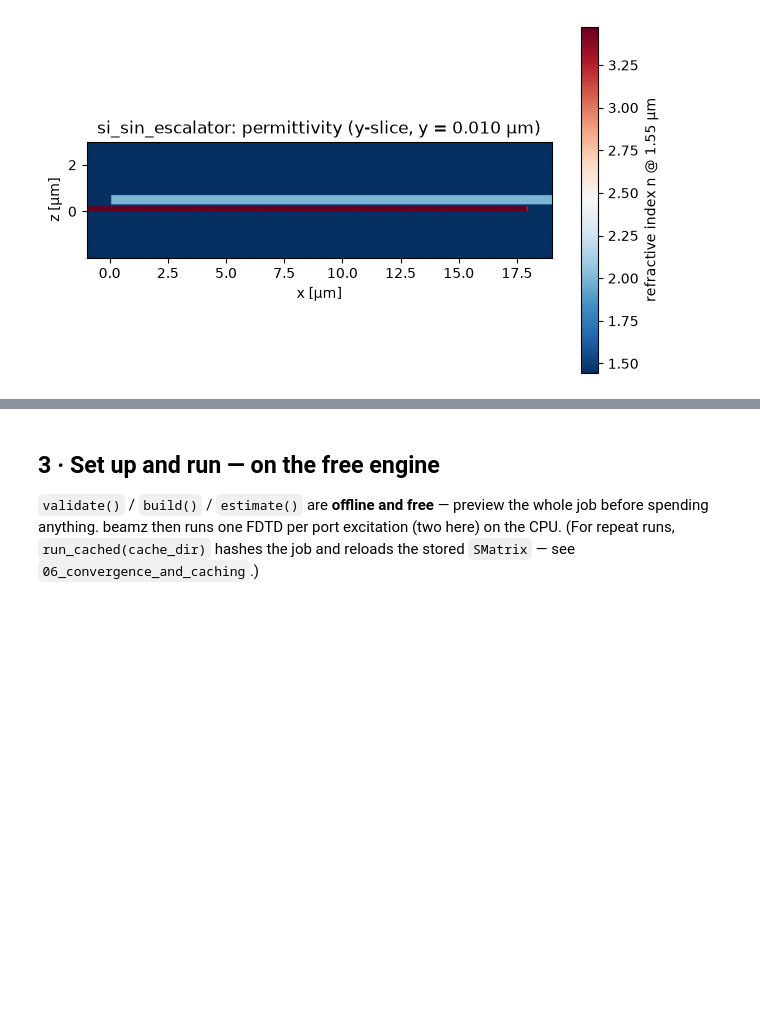
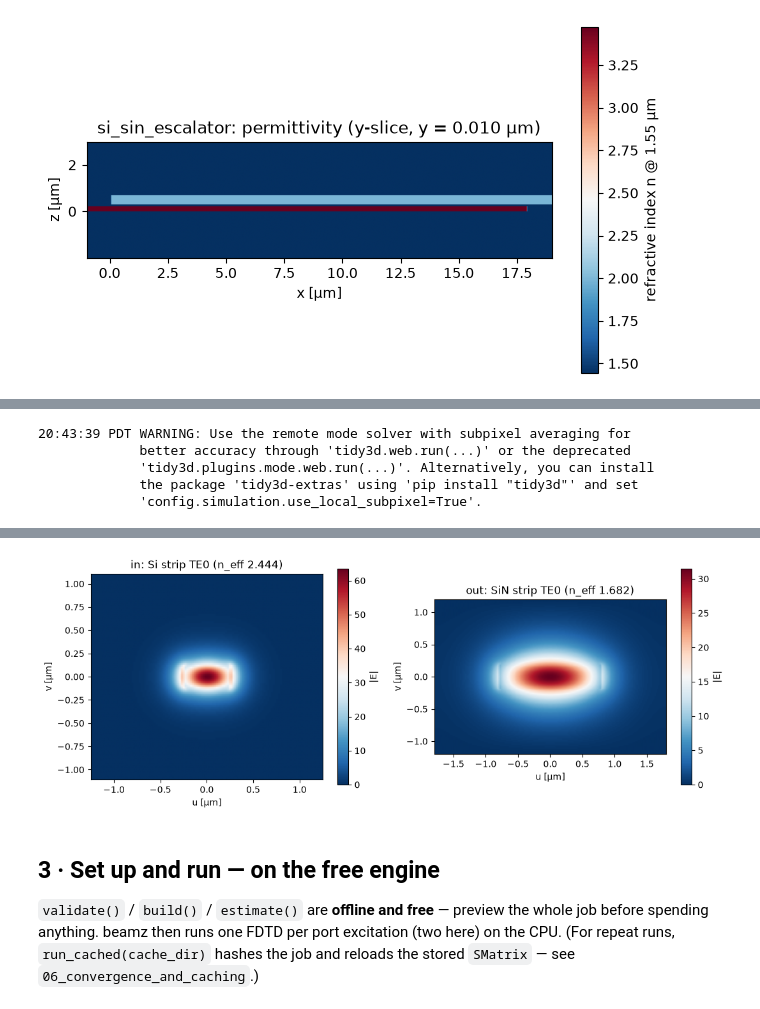
Before and after one commit to SiEPIC/gds_fdtd, a Jupyter notebook: examples/10_cookbook/10_cookbook.ipynb, the cells around one changed output, grey strips where cells are left out. Drawn from its saved outputs; the diff is of its cells as text; code cells hidden in the pictures; blank space fills up the shorter version.

```diff
--- a/examples/10_cookbook/10_cookbook.ipynb
+++ b/examples/10_cookbook/10_cookbook.ipynb
@@ -94,0 +107,33 @@ plt.show()
+# %%
+from gds_fdtd.grid import resolve_index  # noqa: E402
+from gds_fdtd.modes import waveguide_mode  # noqa: E402
+from gds_fdtd.plotting import plot_mode  # noqa: E402
+
+n_clad = resolve_index(tech.superstrate.material, 1.55).real
+ports_by_z = sorted(component.ports, key=lambda p: p.center[2])
+si_port, sin_port = ports_by_z[0], ports_by_z[-1]  # Si core low, SiN core high
+si_layer = min(tech.device, key=lambda d: d.z_base)
+sin_layer = max(tech.device, key=lambda d: d.z_base)
+si_mode = waveguide_mode(
+    si_port.width, abs(si_layer.z_span), resolve_index(si_layer.material, 1.55).real, n_clad, 1.55
+)[0]
+sin_mode = waveguide_mode(
+    sin_port.width,
+    abs(sin_layer.z_span),
+    resolve_index(sin_layer.material, 1.55).real,
+    n_clad,
+    1.55,
+)[0]
+fig, ax = plt.subplots(1, 2, figsize=(11, 4))
+plot_mode(si_mode, ax=ax[0])
+ax[0].set_title(f"in: Si strip TE0 (n_eff {si_mode.n_eff.real:.3f})")
+plot_mode(sin_mode, ax=ax[1])
+ax[1].set_title(f"out: SiN strip TE0 (n_eff {sin_mode.n_eff.real:.3f})")
+fig.tight_layout()
+plt.show()
+# %% [output]
+20:43:39 PDT WARNING: Use the remote mode solver with subpixel averaging for
+             better accuracy through 'tidy3d.web.run(...)' or the deprecated
+             'tidy3d.plugins.mode.web.run(...)'. Alternatively, you can install
+             the package 'tidy3d-extras' using 'pip install "tidy3d"' and set
+             'config.simulation.use_local_subpixel=True'.
@@ -95,3 +144,4 @@ plt.show()
+[figure, added]
 # %% [markdown]
 ## 3 · Set up and run — on the free engine
 
```
Also changed, not shown: parts of 8 cells of this notebook, 13 other files.
